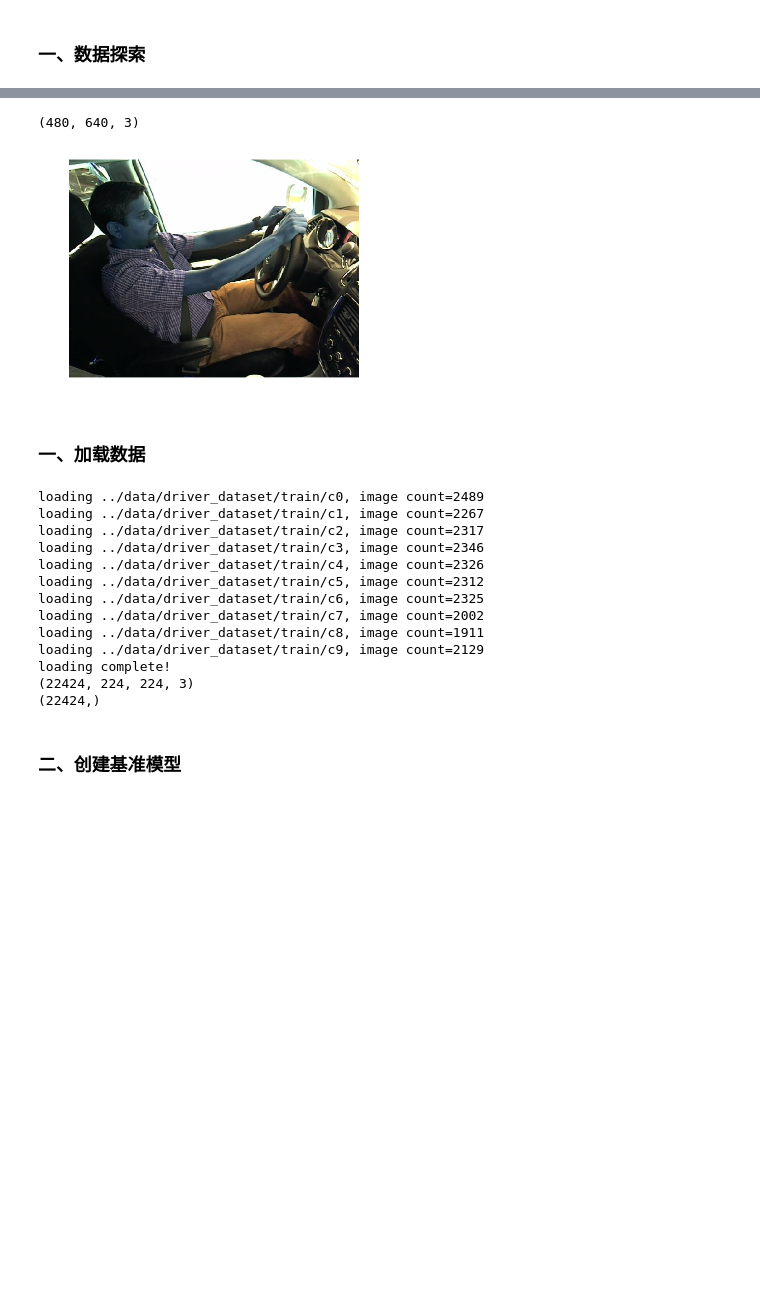
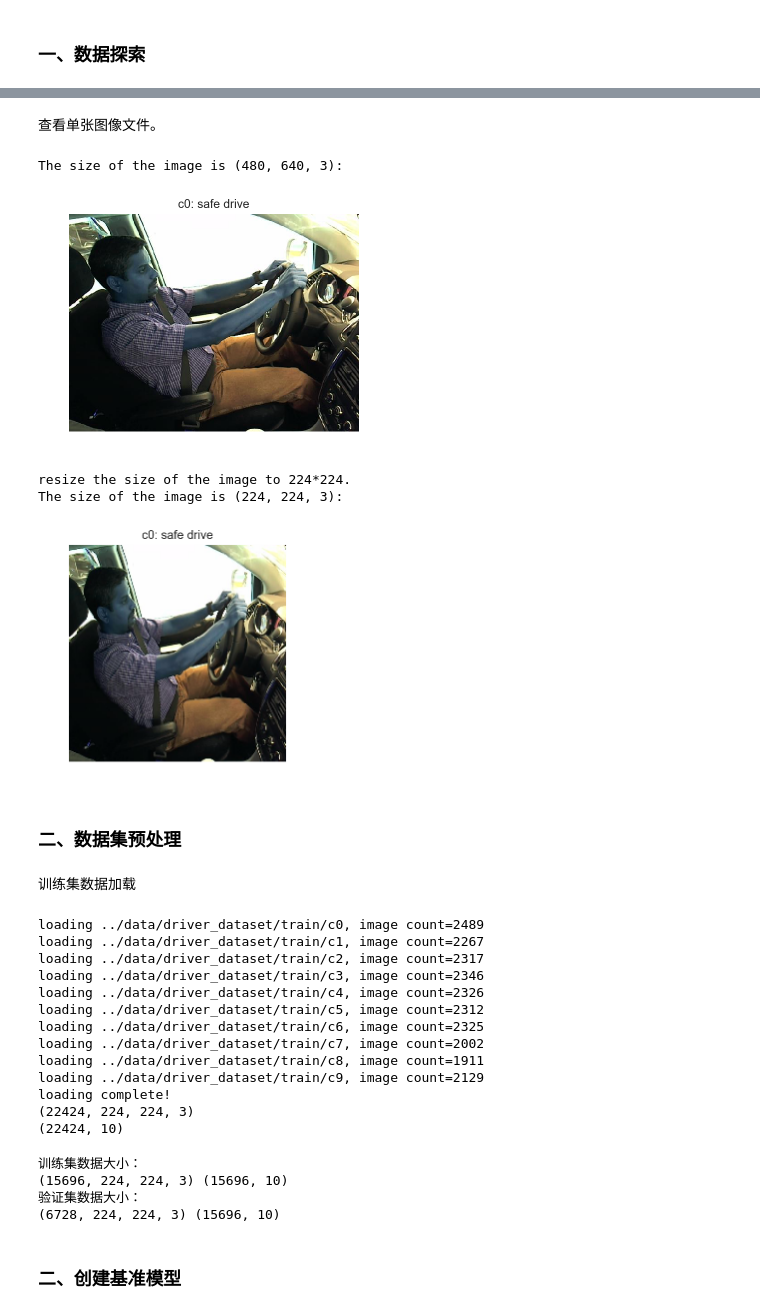
Before and after one commit to claudehotline/distracted_driver_detection, a Jupyter notebook: base_model_vgg16.ipynb, the cells around one changed output, grey strips where cells are left out. Cells and saved outputs as stored; diff of their text form; code cells hidden in the pictures; blank space fills up the shorter version.

```diff
--- a/base_model_vgg16.ipynb
+++ b/base_model_vgg16.ipynb
@@ -51,23 +69,39 @@ if not isdir(driver_dataset_folder_path):
     with zipfile.ZipFile(zip_path) as zipfile:
         zipfile.extractall(driver_dataset_folder_path)
         zipfile.close()
+# %% [markdown]
+查看单张图像文件。
 # %%
 image_train_folder_path = join(pardir, 'data', 'driver_dataset', 'train')
 image_test_floder_path = join(pardir, 'data', 'driver_dataset', 'test')
 
 # 示例图片
 image_file = join(image_train_folder_path, 'c0', 'img_34.jpg')
 image = cv2.imread(image_file)
 
-print(image.shape)
+print("The size of the image is {}:".format(image.shape))
+plt.axis('off')
+plt.title("c0: safe drive")
+plt.imshow(image)
+plt.show()
 
+print("resize the size of the image to 224*224.")
+resized = cv2.resize(image, (224, 224))
+print("The size of the image is {}:".format(resized.shape))
 plt.axis('off')
-ax = plt.imshow(image)
+plt.title("c0: safe drive")
+plt.imshow(resized)
+plt.show()
 # %% [output]
-(480, 640, 3)
+The size of the image is (480, 640, 3):
-[figure, old version]
+[figure, new version]
+resize the size of the image to 224*224.
+The size of the image is (224, 224, 3):
+[figure, added]
-# %% [markdown]
-### 一、加载数据
+# %% [markdown]
+### 二、数据集预处理
+# %% [markdown]
+训练集数据加载
 # %%
 # vgg16模型图像数据大小固定为224*224
 image_size = 224
@@ -80,7 +114,9 @@ for i in range(10):
     for image_file in images:
         image = cv2.imread(image_file)
         X.append(cv2.resize(image, (image_size, image_size)))
-        y.append(i)
+        label = np.zeros(10, dtype=np.uint8)
+        label[i] = 1
+        y.append(label)
 X = np.array(X)
 y = np.array(y)
 print('loading complete!')
@@ -99,7 +135,18 @@ loading ../data/driver_dataset/train/c8, image count=1911
 loading ../data/driver_dataset/train/c9, image count=2129
 loading complete!
 (22424, 224, 224, 3)
-(22424,)
+(22424, 10)
+# %%
+X_train, X_valid, y_train, y_valid = train_test_split(X, y, test_size=0.3, random_state=33)
+print("训练集数据大小：")
+print(X_train.shape, y_train.shape)
+print("验证集数据大小：")
+print(X_valid.shape, y_train.shape)
+# %% [output]
+训练集数据大小：
+(15696, 224, 224, 3) (15696, 10)
+验证集数据大小：
+(6728, 224, 224, 3) (15696, 10)
 # %% [markdown]
 ### 二、创建基准模型
 # %%
```
Also changed, not shown: parts of 14 cells of this notebook, 1 other file.
